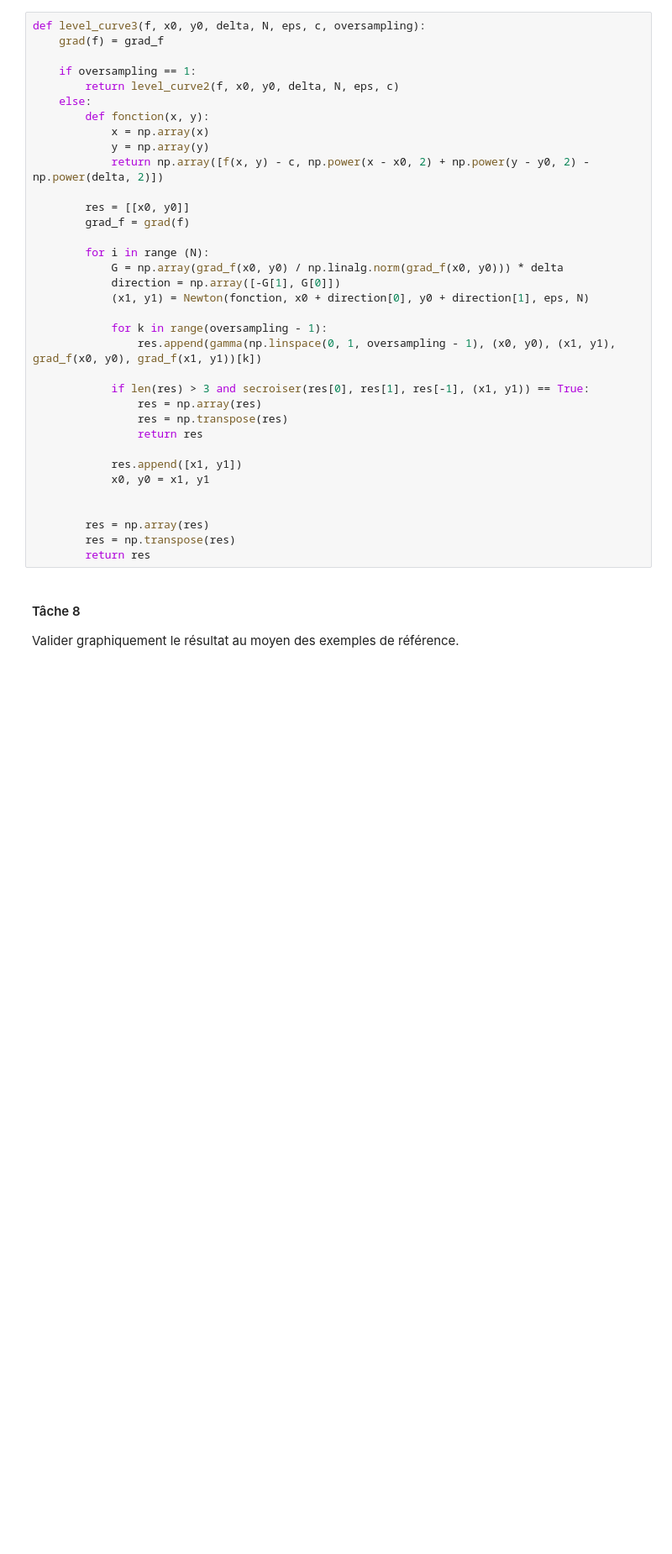
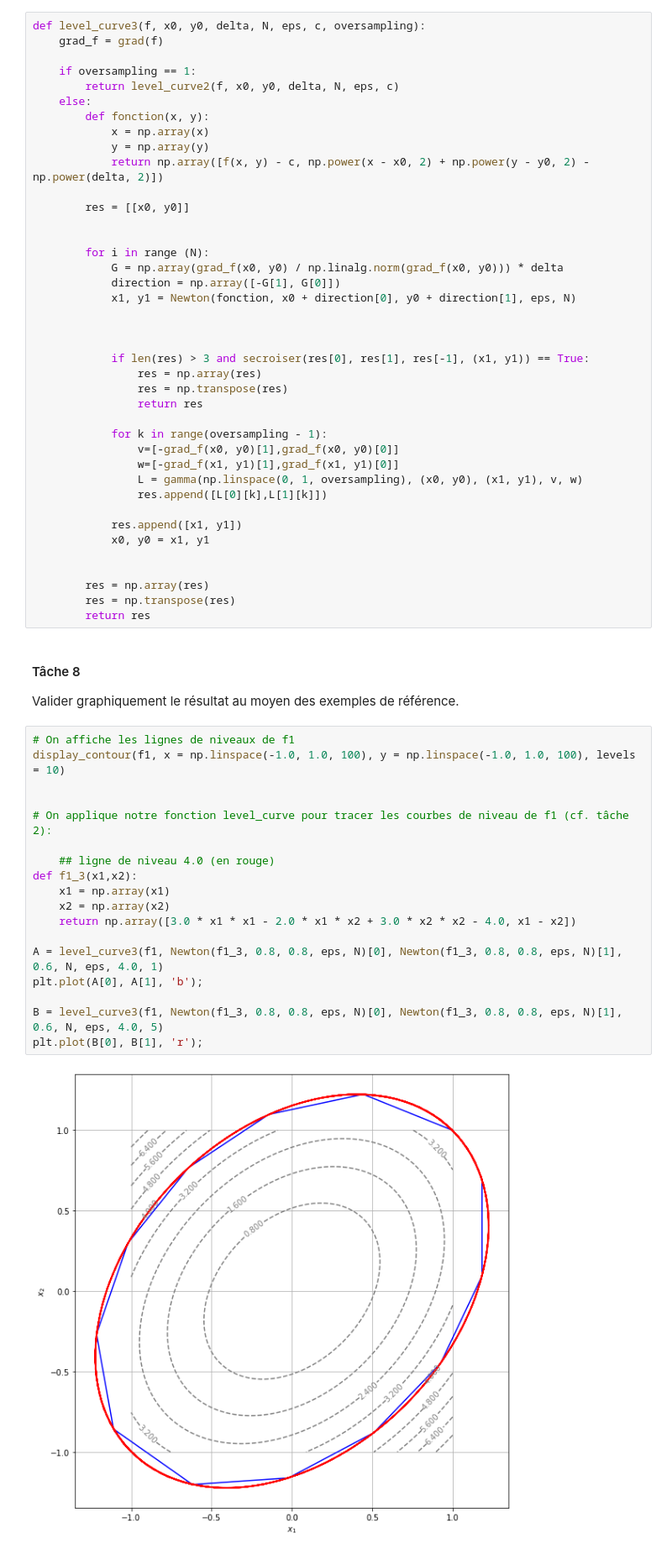
Before and after one commit to 20doireau/projet_math, a Jupyter notebook: Courbes_de_niveau_Fiche_reponse.ipynb, the cells around one changed output. Shown at 84% size. Saved outputs shown, nothing was run; the diff lists cells and outputs as text; blank space fills up the shorter version.

```diff
--- a/Courbes_de_niveau_Fiche_reponse.ipynb
+++ b/Courbes_de_niveau_Fiche_reponse.ipynb
@@ -606,7 +640,7 @@ Intégrer le mécanisme d'interpolation dans (une nouvelle version de) la foncti
   - si `oversampling > 1`, la fonction `level_curve` introduit dans son résultat `oversampling - 1` points supplémentaires obtenus par interpolations entre chaque couple de points consécutifs obtenus par la méthode de Newton.
 # %%
 def level_curve3(f, x0, y0, delta, N, eps, c, oversampling):
-    grad(f) = grad_f
+    grad_f = grad(f)
 
     if oversampling == 1:
         return level_curve2(f, x0, y0, delta, N, eps, c)
@@ -617,20 +651,25 @@ def level_curve3(f, x0, y0, delta, N, eps, c, oversampling):
             return np.array([f(x, y) - c, np.power(x - x0, 2) + np.power(y - y0, 2) - np.power(delta, 2)])
 
         res = [[x0, y0]]
-        grad_f = grad(f)
+
 
         for i in range (N):
             G = np.array(grad_f(x0, y0) / np.linalg.norm(grad_f(x0, y0))) * delta
             direction = np.array([-G[1], G[0]])
-            (x1, y1) = Newton(fonction, x0 + direction[0], y0 + direction[1], eps, N)
+            x1, y1 = Newton(fonction, x0 + direction[0], y0 + direction[1], eps, N)
 
-            for k in range(oversampling - 1):
-                res.append(gamma(np.linspace(0, 1, oversampling - 1), (x0, y0), (x1, y1), grad_f(x0, y0), grad_f(x1, y1))[k])
+
 
             if len(res) > 3 and secroiser(res[0], res[1], res[-1], (x1, y1)) == True:
                 res = np.array(res)
                 res = np.transpose(res)
                 return res
+
+            for k in range(oversampling - 1):
+                v=[-grad_f(x0, y0)[1],grad_f(x0, y0)[0]]
+                w=[-grad_f(x1, y1)[1],grad_f(x1, y1)[0]]
+                L = gamma(np.linspace(0, 1, oversampling), (x0, y0), (x1, y1), v, w)
+                res.append([L[0][k],L[1][k]])
 
             res.append([x1, y1])
             x0, y0 = x1, y1
@@ -643,3 +682,23 @@ def level_curve3(f, x0, y0, delta, N, eps, c, oversampling):
 #### Tâche 8
 
 Valider graphiquement le résultat au moyen des exemples de référence.
+# %%
+# On affiche les lignes de niveaux de f1
+display_contour(f1, x = np.linspace(-1.0, 1.0, 100), y = np.linspace(-1.0, 1.0, 100), levels = 10)
+
+
+# On applique notre fonction level_curve pour tracer les courbes de niveau de f1 (cf. tâche 2):
+
+    ## ligne de niveau 4.0 (en rouge)
+def f1_3(x1,x2):
+    x1 = np.array(x1)
+    x2 = np.array(x2)
+    return np.array([3.0 * x1 * x1 - 2.0 * x1 * x2 + 3.0 * x2 * x2 - 4.0, x1 - x2])
+
+A = level_curve3(f1, Newton(f1_3, 0.8, 0.8, eps, N)[0], Newton(f1_3, 0.8, 0.8, eps, N)[1], 0.6, N, eps, 4.0, 1)
+plt.plot(A[0], A[1], 'b');
+
+B = level_curve3(f1, Newton(f1_3, 0.8, 0.8, eps, N)[0], Newton(f1_3, 0.8, 0.8, eps, N)[1], 0.6, N, eps, 4.0, 5)
+plt.plot(B[0], B[1], 'r');
+# %% [output]
+[figure, added]
```
Also changed, not shown: parts of 5 cells of this notebook.
